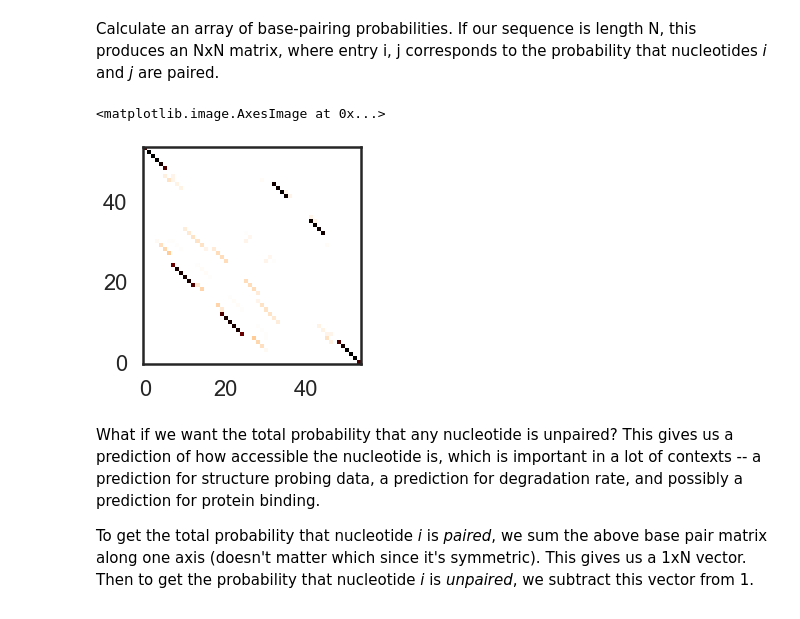
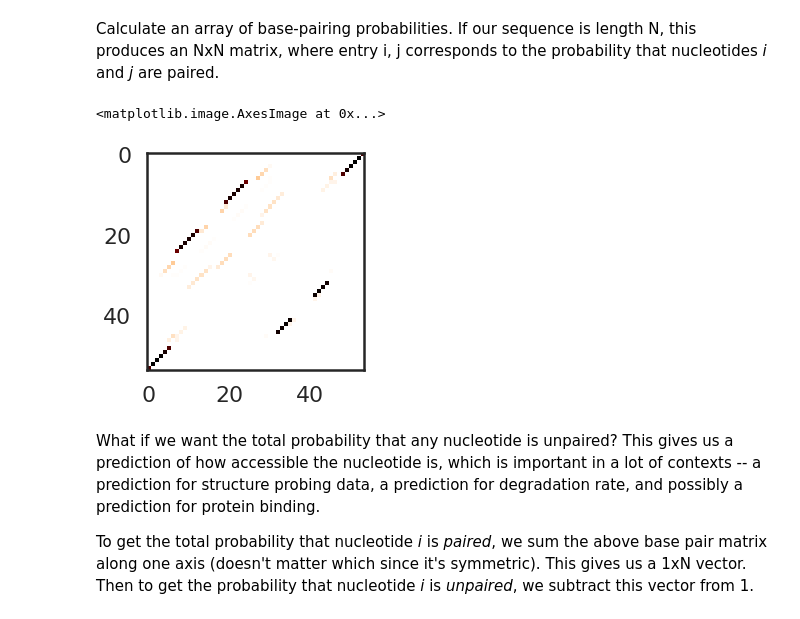
Before and after one commit to DasLab/arnie, a Jupyter notebook: notebooks/start_here.ipynb, the cells around one changed output. Cells and saved outputs as stored; diff of their text form; code cells hidden in the pictures.

```diff
--- a/notebooks/start_here.ipynb
+++ b/notebooks/start_here.ipynb
@@ -39,10 +39,10 @@ draw_struct(sequence, mfe_structure)
 Calculate an array of base-pairing probabilities. If our sequence is length N, this produces an NxN matrix, where entry i, j corresponds to the probability that nucleotides _i_ and _j_ are paired.
 # %%
 bp_matrix = bpps(sequence)
-plt.imshow(bp_matrix, origin='lower left', cmap='gist_heat_r')
+plt.imshow(bp_matrix, origin='upper', cmap='gist_heat_r')
 # %% [output]
 <matplotlib.image.AxesImage at 0x...>
-[figure, old version]
+[figure, new version]
 # %% [markdown]
 What if we want the total probability that any nucleotide is unpaired? This gives us a prediction of how accessible the nucleotide is, which is important in a lot of contexts -- a prediction for structure probing data, a prediction for degradation rate, and possibly a prediction for protein binding.
 
```
Also changed, not shown: parts of 19 cells of this notebook, 4 other files.
